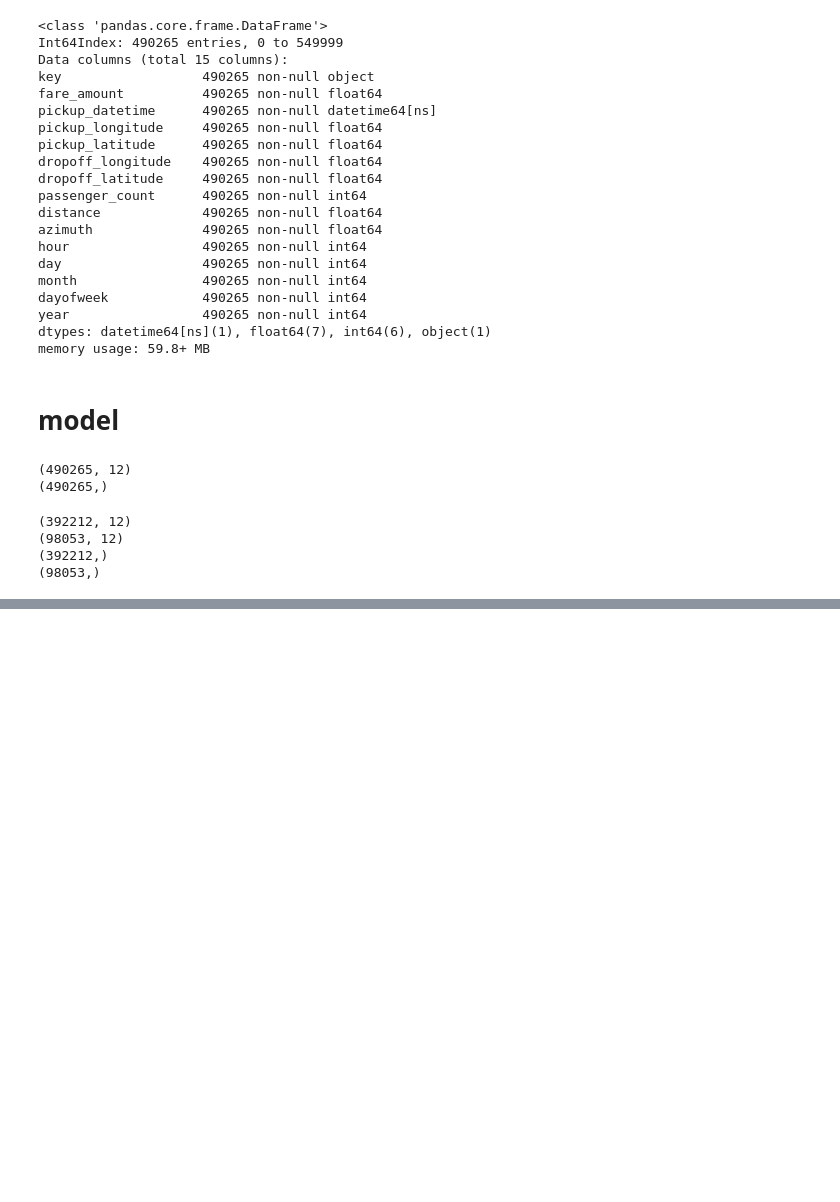
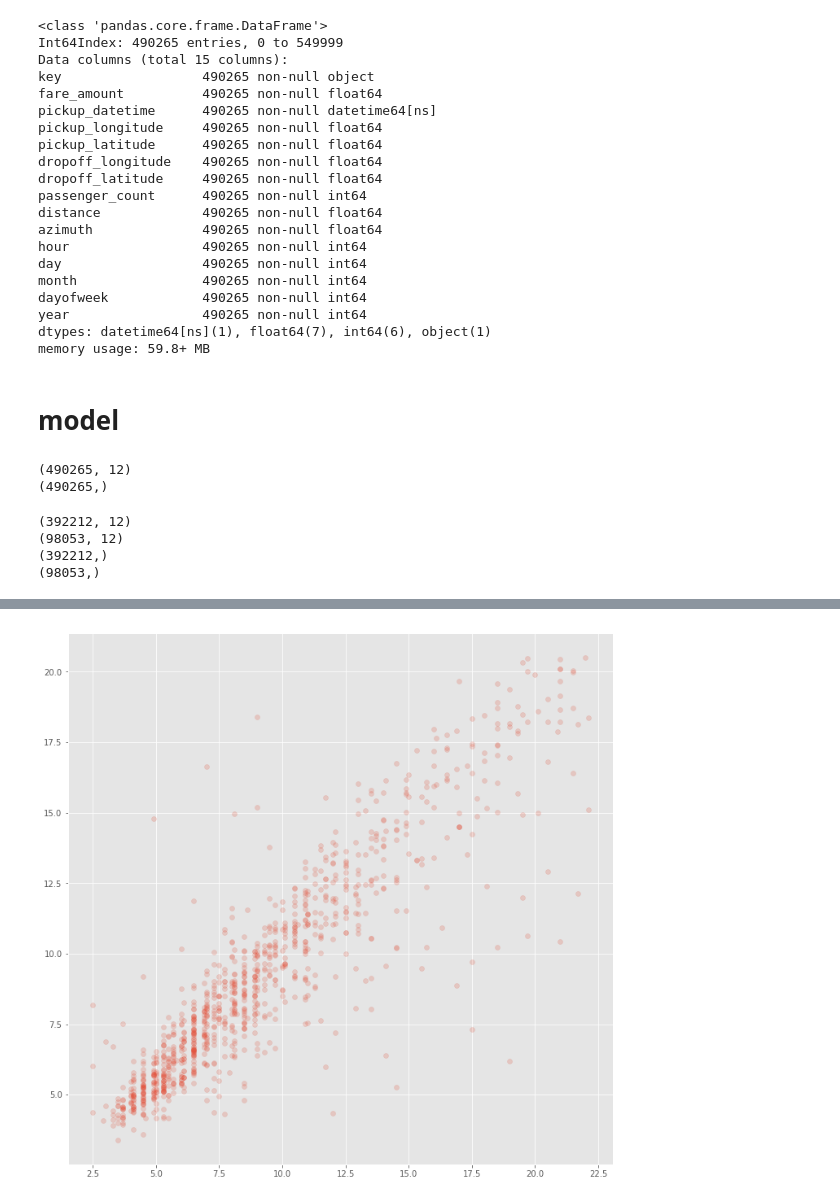
Before and after one commit to t11a/new_york_city_taxi_fare_prediction, a Jupyter notebook: src/Untitled.ipynb, the cells around one changed output, grey strips where cells are left out. Cells and saved outputs as stored; diff of their text form; code cells hidden in the pictures; blank space fills up the shorter version.

Commit message:
add xgboost modeling and prediction

```diff
--- a/src/Untitled.ipynb
+++ b/src/Untitled.ipynb
@@ -341,0 +362,7 @@ model = xgb.train(params=params,
+# %%
+gridsearch_params = [
+    (max_depth, eta)
+    for max_depth in [6,7,8]
+    for eta in [0.1, 0.05, 0.01]
+]
+gridsearch_params
@@ -341,0 +379,10 @@ model = xgb.train(params=params,
+# %%
+cv_results = xgb.cv(
+    params,
+    dtrain,
+    num_boost_round=10,
+    seed=0,
+    nfold=5,
+    metrics={'rmse'},
+    early_stopping_rounds=5
+)
@@ -341,0 +433,11 @@ model = xgb.train(params=params,
+# %%
+# learning again by best params
+
+params['max_depth'] = 8
+params['eta'] = 0.01
+
+model = xgb.train(params=params,
+                 dtrain=dtrain,
+                 num_boost_round=1000,
+                 early_stopping_rounds=5,
+                 evals=[(dtest, 'test')])
@@ -341,0 +462,9 @@ model = xgb.train(params=params,
+# %%
+# prediction
+prediction = model.predict(xgb.DMatrix(X_test),
+                                        ntree_limit=model.best_ntree_limit)
+plt.figure(figsize=(12,12))
+plt.scatter(y_test[:1000], prediction[:1000], alpha=0.2)
+plt.show()
+# %% [output]
+[figure, added]
```
Also changed, not shown: parts of 7 cells of this notebook.
